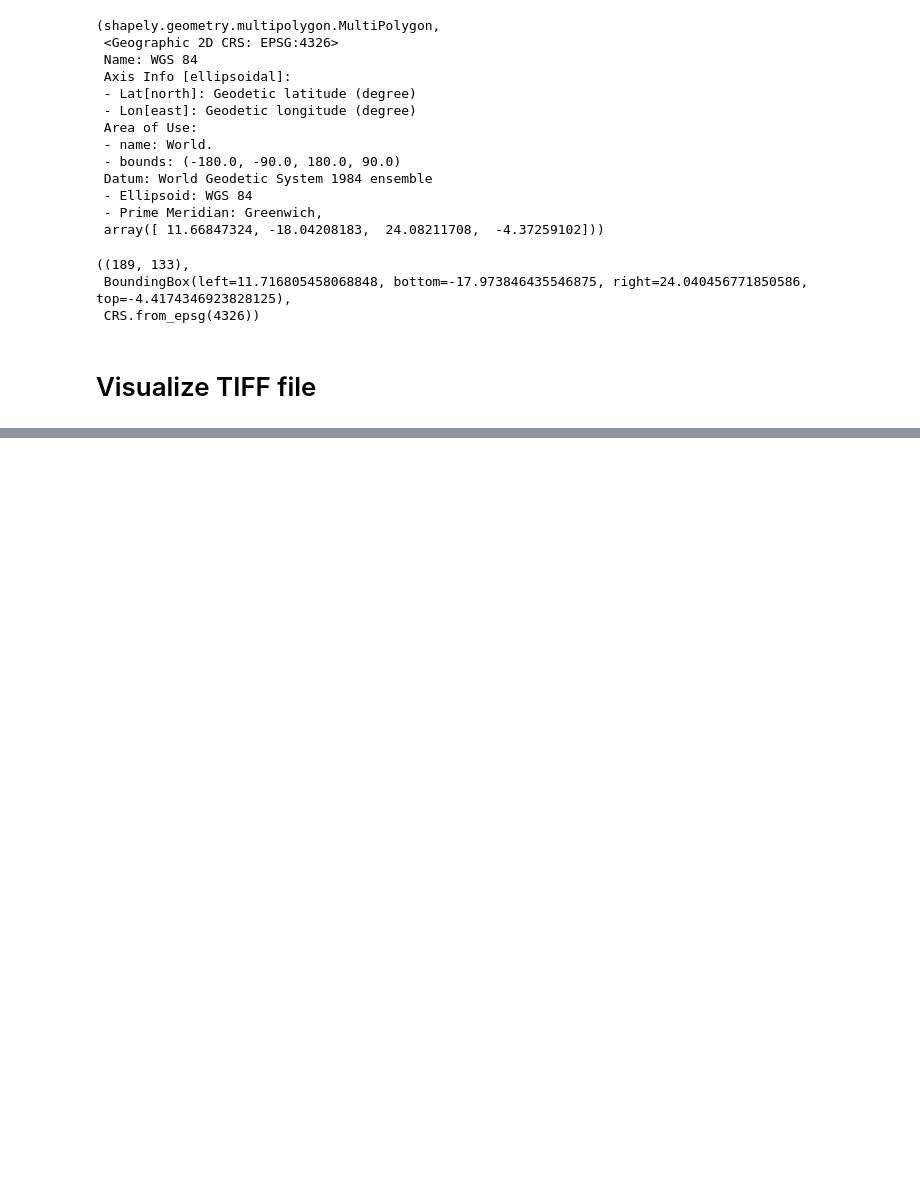
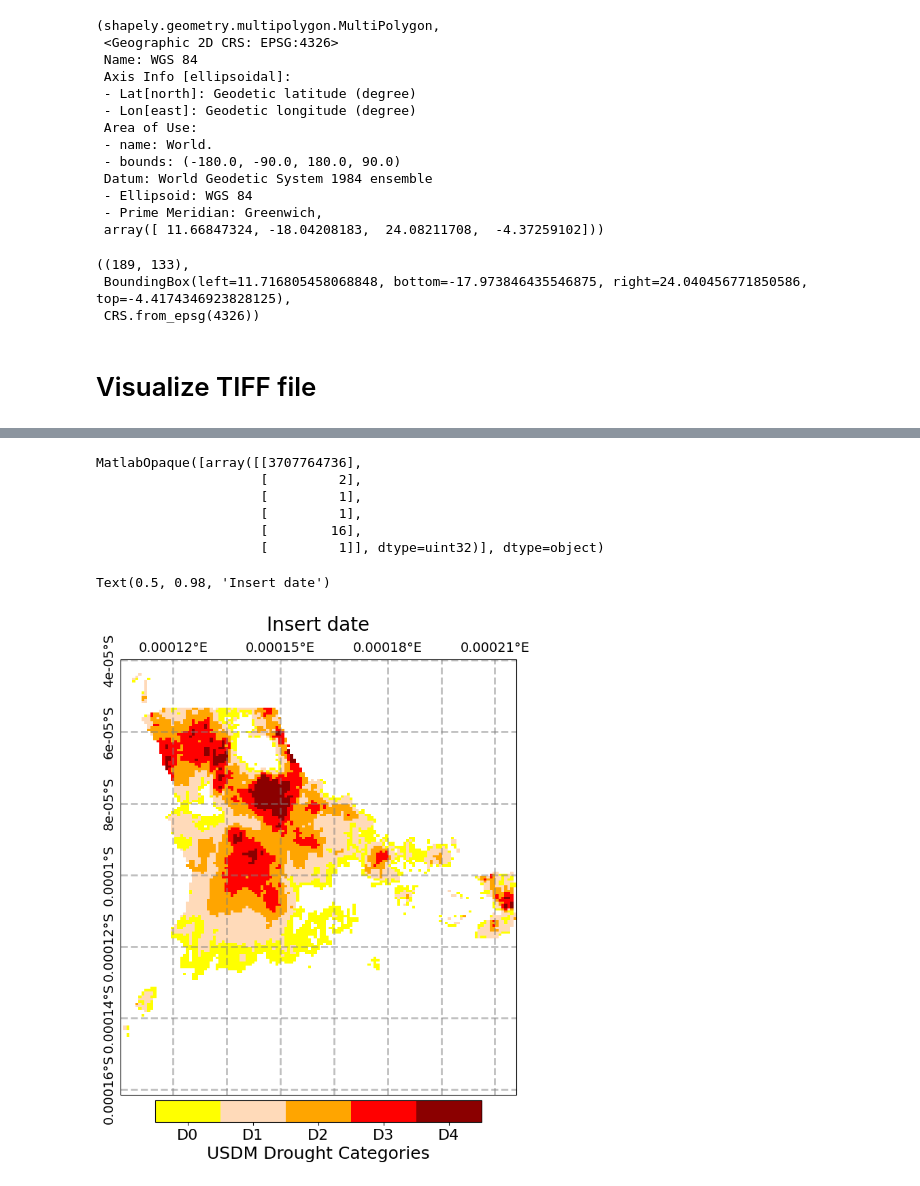
Before and after one commit to edrian-liao/angola-drought, a Jupyter notebook: notebooks/DataExploratory.ipynb, the cells around one changed output, grey strips where cells are left out. Cells and saved outputs as stored; diff of their text form; code cells hidden in the pictures; blank space fills up the shorter version.

```diff
--- a/notebooks/DataExploratory.ipynb
+++ b/notebooks/DataExploratory.ipynb
@@ -259,0 +163,3 @@ Affine(0.09333678597731214, 0.0, -179.9533233642578,
+# %%
+mat = scipy.io.loadmat('../data/RZSM_withDroughtLabels_Angola_8day.mat')
+rszm_angola_structs = mat['RZSM_Angola'][0]
@@ -259,0 +176,46 @@ Affine(0.09333678597731214, 0.0, -179.9533233642578,
+# %%
+rszm_angola_structs[5][1]['arr']
+# %% [output]
+MatlabOpaque([array([[3707764736],
+                     [         2],
+                     [         1],
+                     [         1],
+                     [        16],
+                     [         1]], dtype=uint32)], dtype=object)
+# %%
+# Let's create a colormap with 5 colors, to match the drought levels (USDM)
+custom_colors = [
+    "yellow",
+    "#FFDAB9",
+    "orange",
+    "red",
+    "darkred",
+]
+cmap = colors.ListedColormap(custom_colors)
+# %%
+fig = plt.figure(figsize=(8, 8))
+img_extent = (bounds.left, bounds.right, bounds.bottom, bounds.top)
+ax = fig.add_axes([0.1, 0.1, 0.8, 0.8], projection=ccrs.epsg(3857))
+
+gl = ax.gridlines(crs=ccrs.PlateCarree(), draw_labels=True, linewidth=2, color='gray',
+                alpha=0.5, linestyle='--', ylabel_style={'size': 14, 'rotation': 'vertical'},
+                xlabel_style={'size': 14}) #TODO: insert line styles later
+
+gl.xlabels_bottom = False
+gl.ylabels_right = False
+
+plot = ax.imshow(rszm_angola_structs[90]['droughtLabels'], extent=img_extent, cmap=cmap)
+
+cbar_ax = fig.add_axes([0.20, 0.05, 0.6, 0.04])
+cbar = plt.colorbar(plot, cax=cbar_ax, orientation='horizontal', pad=0.05)
+cbar.ax.tick_params(labelsize=16)
+cbar.set_label('USDM Drought Categories', fontsize=18)
+cbar.set_ticklabels(['D0','D1','D2','D3','D4'])
+cbar.set_ticks(np.linspace(0.4,3.6,5))
+
+fig.suptitle("Insert date", fontsize=20)
+
+# plt.savefig(f'../figures/porosity_angola.png', dpi=300, bbox_inches='tight')
+# %% [output]
+Text(0.5, 0.98, 'Insert date')
+[figure, added]
```
Also changed, not shown: parts of 27 cells of this notebook, 1 other file.
